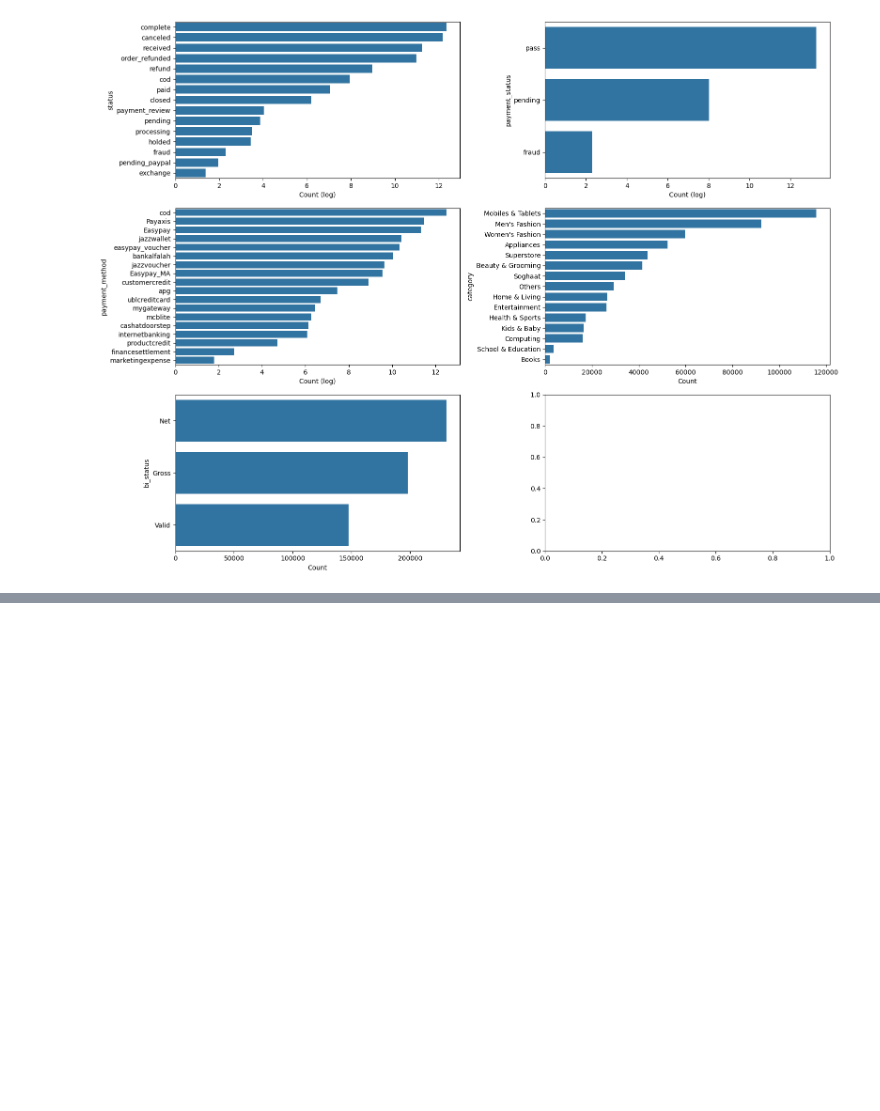
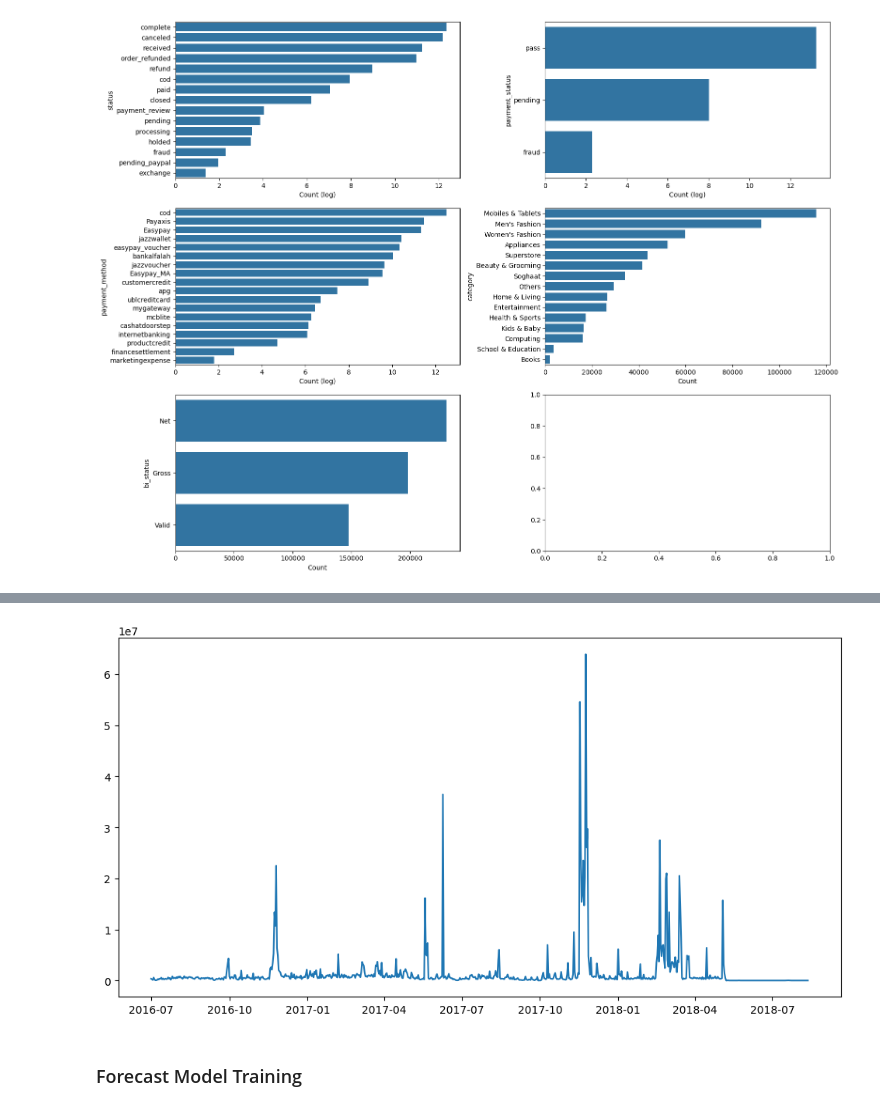
Before and after one commit to dendyandra22/ecommerce_analysis, a Jupyter notebook: e_commerce_spark.ipynb, the cells around one changed output, grey strips where cells are left out. Drawn from its saved outputs; the diff is of its cells as text; code cells hidden in the pictures; blank space fills up the shorter version.

```diff
--- a/e_commerce_spark.ipynb
+++ b/e_commerce_spark.ipynb
@@ -488,0 +532,4 @@ matrix = Correlation.corr(myGraph_vector, vector_col).collect()[0][0]
+# %%
+train = df.filter(df.status=='complete').groupBy('created_at').sum('grand_total').sort('created_at').toPandas()
+# %%
+train.rename(columns={'created_at':'ds','sum(grand_total)':'y'}, inplace=True)
@@ -488,0 +550,8 @@ matrix = Correlation.corr(myGraph_vector, vector_col).collect()[0][0]
+# %%
+plt.figure(figsize=(12,6))
+plt.plot(train['ds'],train['y'])
+plt.show()
+# %% [output]
+[figure, added]
+# %% [markdown]
+### Forecast Model Training
```
Also changed, not shown: parts of 25 cells of this notebook.
